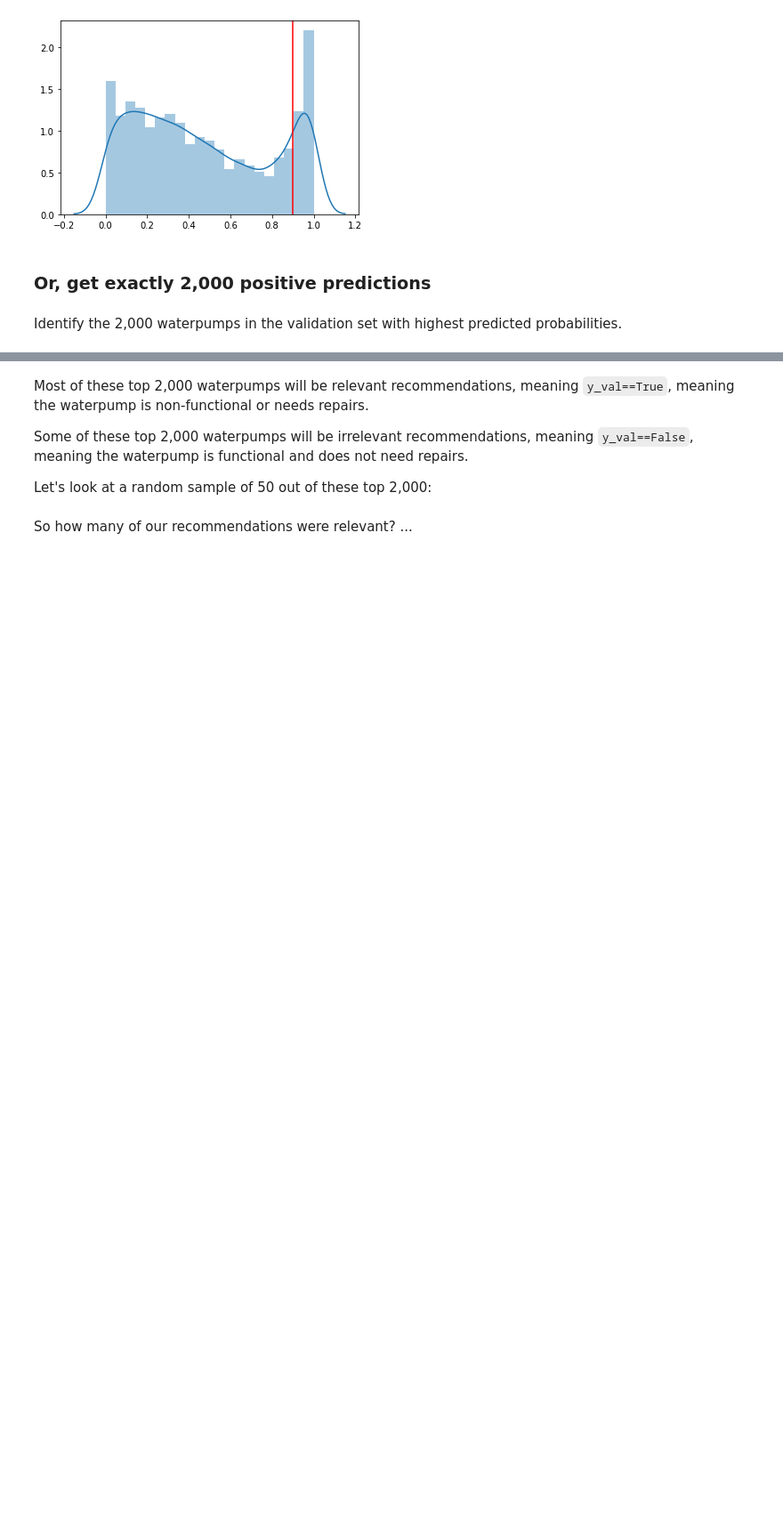
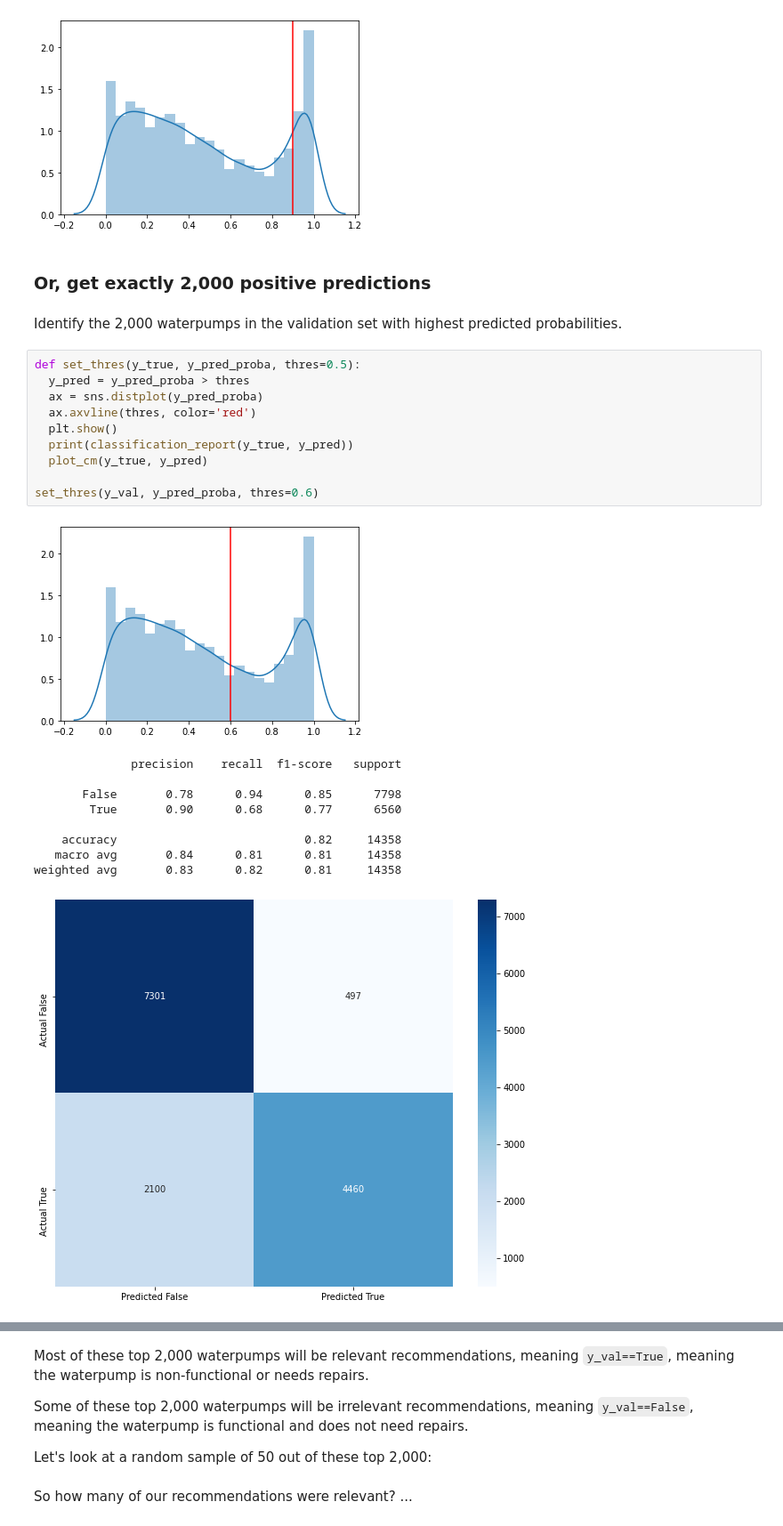
Before and after one commit to lmstephens/DS-Unit-2-Kaggle-Challenge, a Jupyter notebook: module4-classification-metrics/LS_DS_224.ipynb, the cells around one changed output, grey strips where cells are left out. Shown: that part at 89% size. Saved outputs shown, nothing was run; the diff lists cells and outputs as text; blank space fills up the shorter version.

```diff
--- a/module4-classification-metrics/LS_DS_224.ipynb
+++ b/module4-classification-metrics/LS_DS_224.ipynb
@@ -457,3 +457,24 @@ dtype: int64
 ### Or, get exactly 2,000 positive predictions
 # %% [markdown]
 Identify the 2,000 waterpumps in the validation set with highest predicted probabilities.
+# %%
+def set_thres(y_true, y_pred_proba, thres=0.5):
+  y_pred = y_pred_proba > thres
+  ax = sns.distplot(y_pred_proba)
+  ax.axvline(thres, color='red')
+  plt.show()
+  print(classification_report(y_true, y_pred))
+  plot_cm(y_true, y_pred)
+
+set_thres(y_val, y_pred_proba, thres=0.6)
+# %% [output]
+[figure, added]
+              precision    recall  f1-score   support
+
+       False       0.78      0.94      0.85      7798
+        True       0.90      0.68      0.77      6560
+
+    accuracy                           0.82     14358
+   macro avg       0.84      0.81      0.81     14358
+weighted avg       0.83      0.82      0.81     14358
+[figure, added]
```
Also changed, not shown: parts of 1 cell of this notebook.
